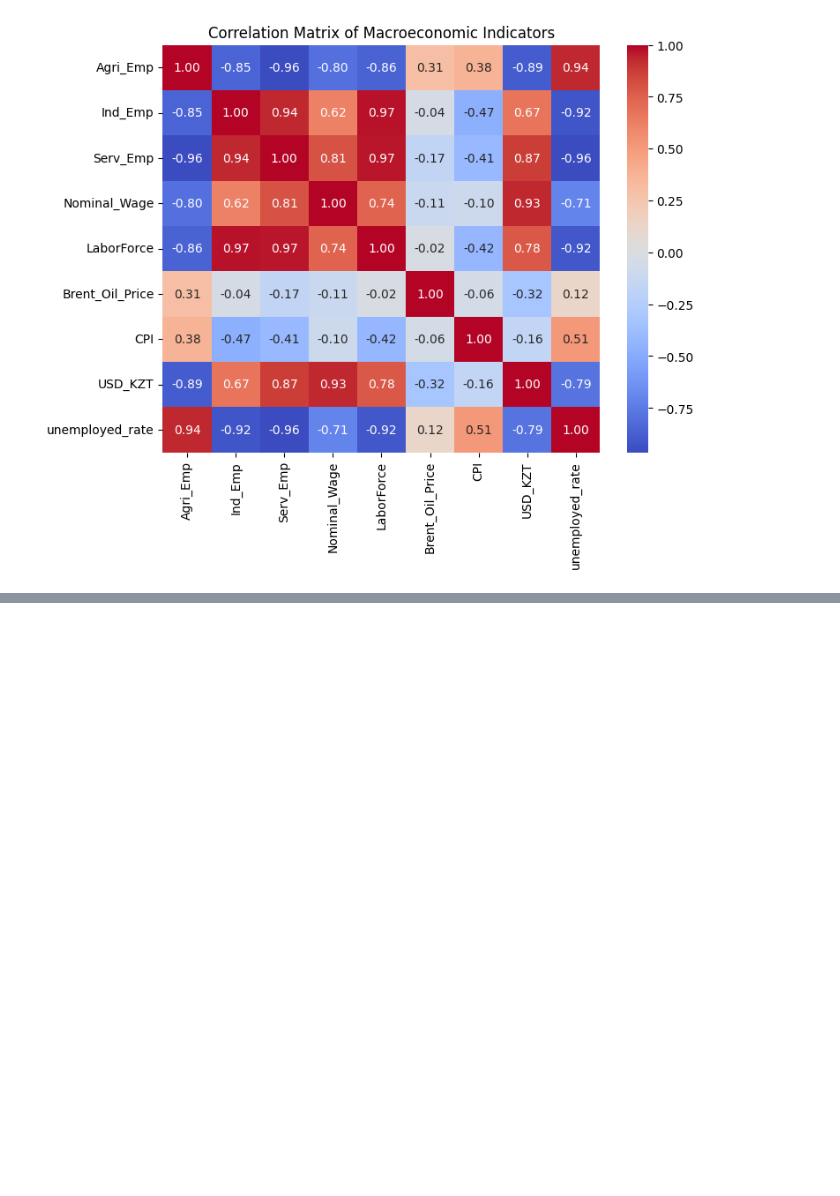
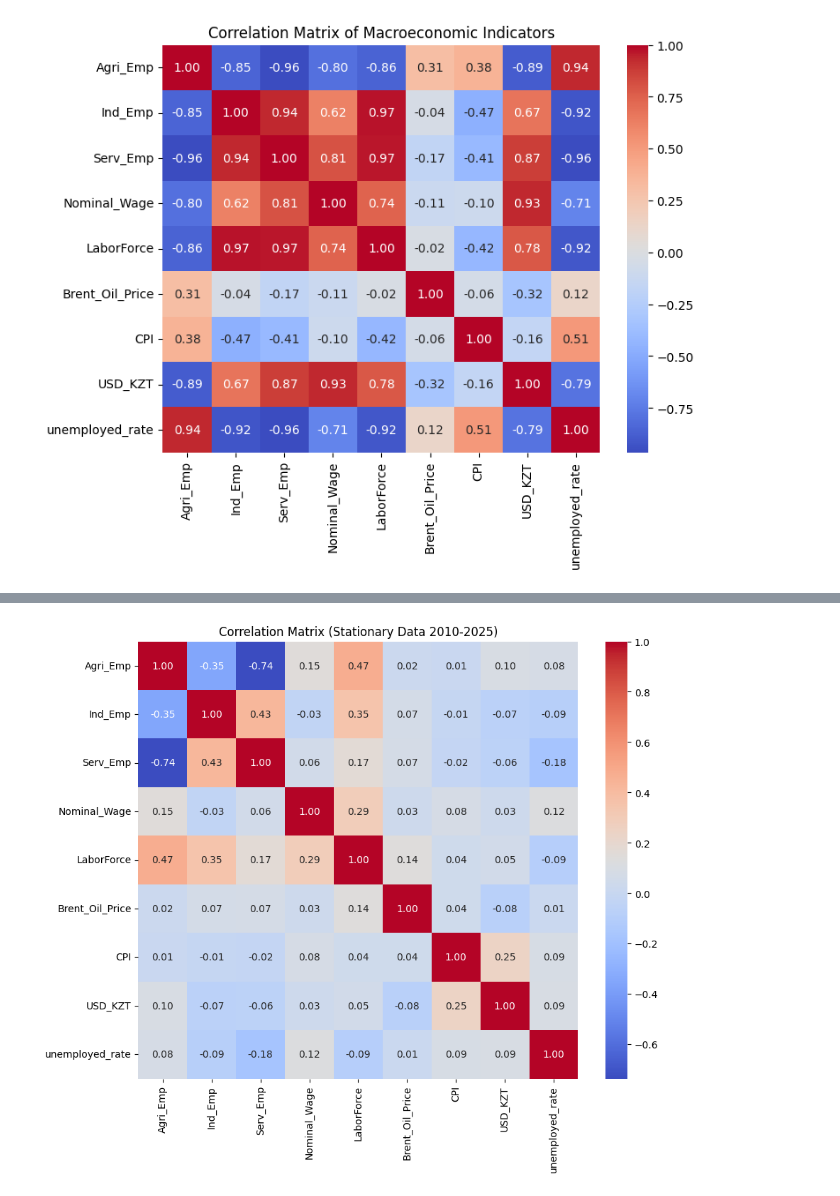
Before and after one commit to say-ahmedi/PROJECT, a Jupyter notebook: code/parts/unemp.ipynb, the cells around one changed output, grey strips where cells are left out. Drawn from its saved outputs; the diff is of its cells as text; code cells hidden in the pictures; blank space fills up the shorter version.

Commit message:
feat:RESOLVED ISSUES WITH THE DF AND BEGAN BUILDING THE MODEL

```diff
--- a/code/parts/unemp.ipynb
+++ b/code/parts/unemp.ipynb
@@ -437,0 +413,12 @@ cpi.head()
+# %%
+df_cleaned = df_master.dropna(axis=1, how='all')
+
+df_stationary = df_cleaned.diff().dropna()
+
+df_model_ready = df_stationary.loc['2010-01-01':]
+
+print(f"SIZE: {df_model_ready.shape}")
+print("\nNumber of unique values (variability check)")
+print(df_model_ready.nunique())
+
+final_corr = df_model_ready.corr()
@@ -437,0 +452,10 @@ cpi.head()
+# %%
+import seaborn as sns
+import matplotlib.pyplot as plt
+
+plt.figure(figsize=(10, 8))
+sns.heatmap(final_corr, annot=True, cmap="coolwarm", fmt=".2f")
+plt.title("Correlation Matrix (Stationary Data 2010-2025)")
+plt.show()
+# %% [output]
+[figure, added]
```
Also changed, not shown: parts of 13 cells of this notebook.
